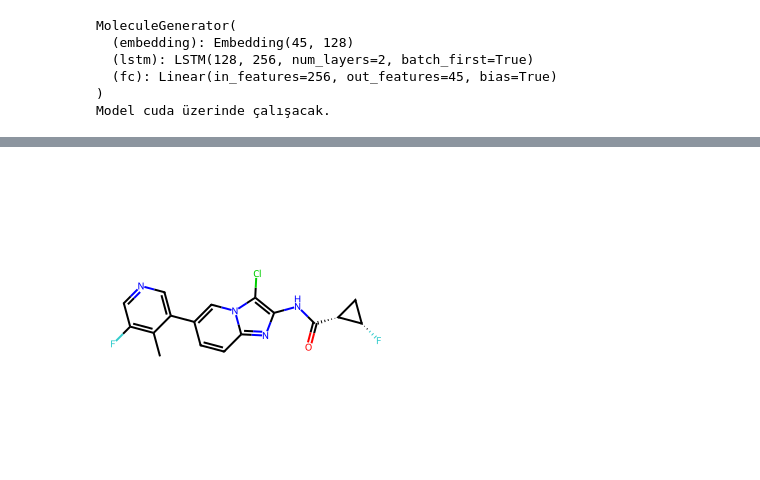
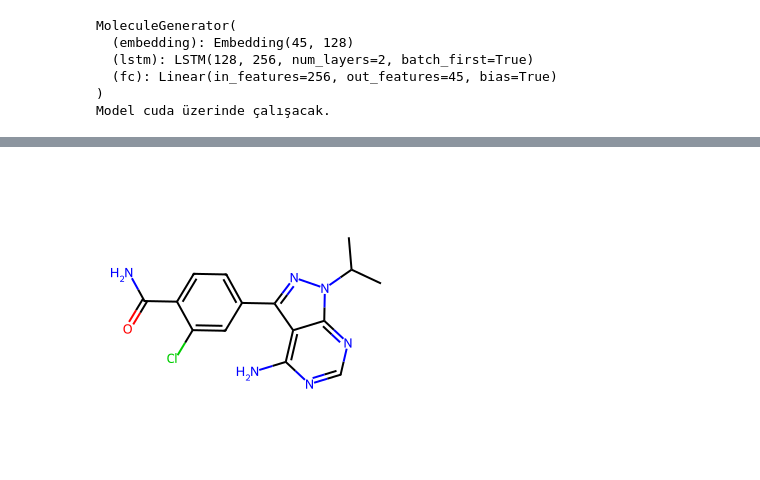
Before and after one commit to kaesit/oncomind, a Jupyter notebook: oncomind-ml/notebooks/DataScience_for_Leukemia.ipynb, the cells around one changed output, grey strips where cells are left out. Saved outputs shown, nothing was run; the diff lists cells and outputs as text; code cells hidden in the pictures.

```diff
--- a/oncomind-ml/notebooks/DataScience_for_Leukemia.ipynb
+++ b/oncomind-ml/notebooks/DataScience_for_Leukemia.ipynb
@@ -363,11 +345,11 @@ Model başarıyla kaydedildi!
 # %%
 from  rdkit  import  Chem
 from  rdkit.Chem  import  Draw
 
-mol  =  Chem.MolFromSmiles("Cc1c(F)cncc1-c1ccc2nc(NC(=O)[C@@H]3C[C@@H]3F)c(Cl)n2c1")
+mol  =  Chem.MolFromSmiles("CC(C)n1nc(-c2ccc(C(N)=O)c(Cl)c2)c2c(N)ncnc21")
 Draw.MolToImage(mol)
 # %% [output]
-[figure, old version]
+[figure, new version]
 # %%
 def generate_molecule(model, start_str="C", max_length=100, temperature=1.0):
     model.eval() # Değerlendirme modu
```
Also changed, not shown: parts of 4 cells of this notebook, 5 other files.
